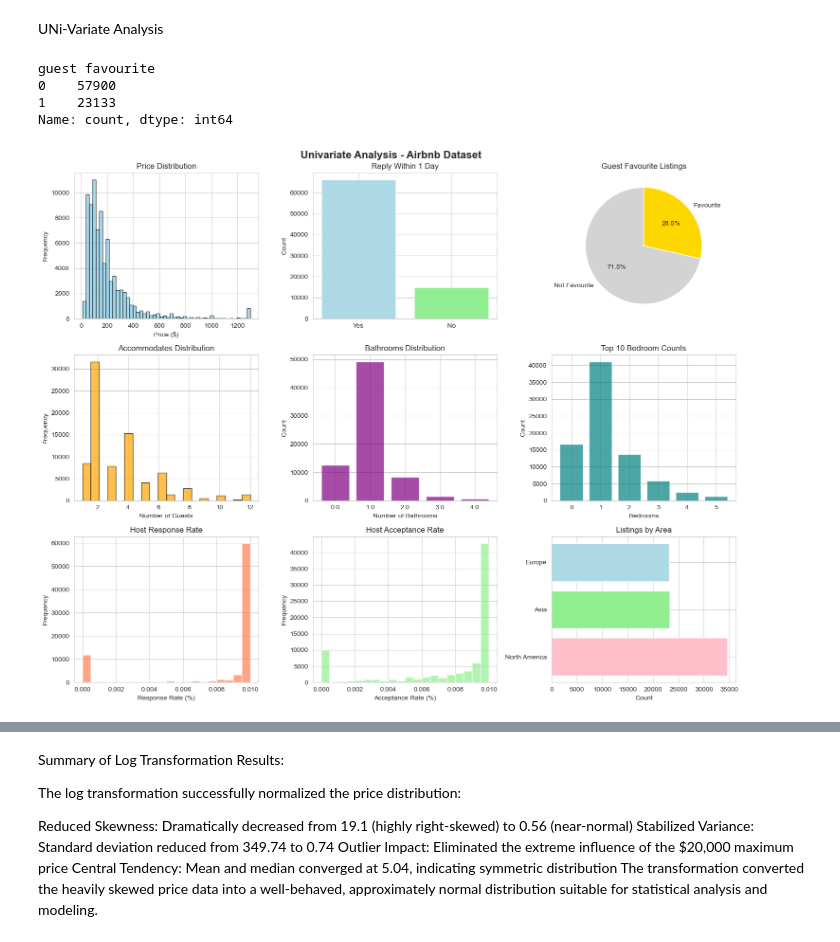
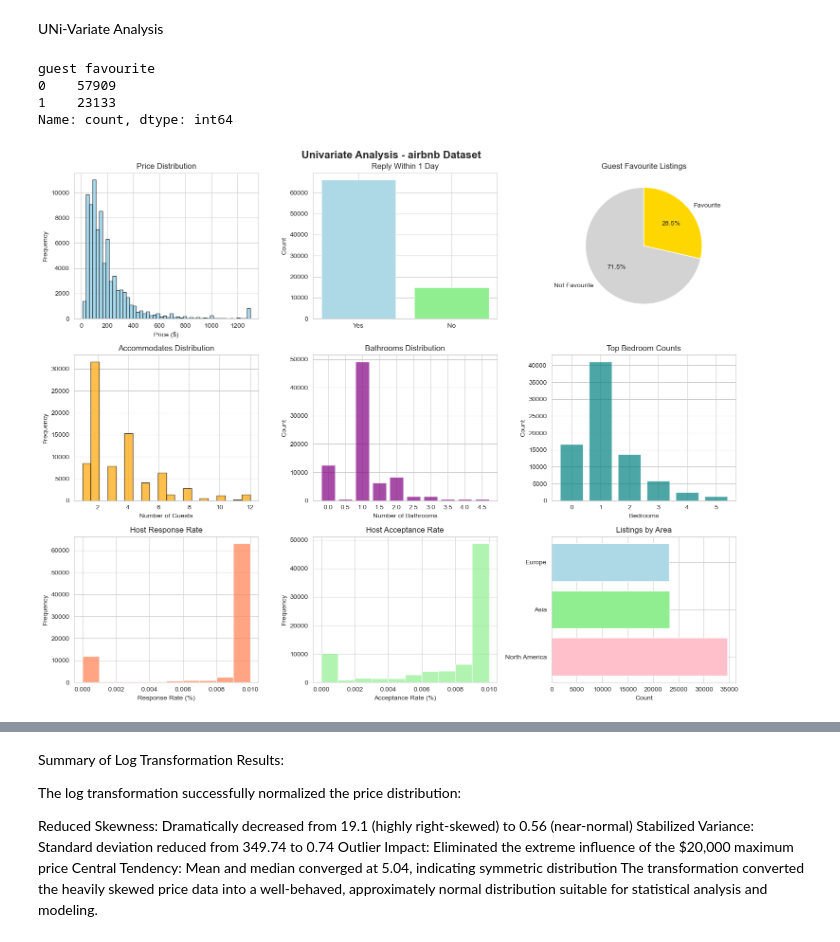
Before and after one commit to mehreengillani/DATA602_FinalProject, a Jupyter notebook: AirBnB_DataCleaning.ipynb, the cells around one changed output, grey strips where cells are left out. Saved outputs shown, nothing was run; the diff lists cells and outputs as text; code cells hidden in the pictures.

```diff
--- a/AirBnB_DataCleaning.ipynb
+++ b/AirBnB_DataCleaning.ipynb
@@ -4,8 +4,8 @@ import numpy as np
 import matplotlib.pyplot as plt
 import seaborn as sns
 # %%
-
-airbnb = pd.read_csv("https://raw.githubusercontent.com/mehreengillani/Data602/refs/heads/main/Airbnb_site_hotel%20new.csv")
+url = "https://raw.githubusercontent.com/mehreengillani/DATA602_FinalProject/refs/heads/main/Airbnb_site_hotel%20new.csv"
+airbnb = pd.read_csv(url)
 airbnb.head(5)
 # %% [output]
 |  | id | name | host_id | host_name | city | price | reply time | guest favourite | host since | ... |
@@ -166,3 +160,0 @@ df['price'].plot.hist()
-# %%
-airbnb['price'] = pd.to_numeric(airbnb['price'], errors='coerce')
-airbnb['price'].plot.hist()
@@ -342,8 +370,12 @@ memory usage: 9.9+ MB
 # %%
 # Step 3.2: Convert grouping columns to consistent data types
 print("\n=== CONVERTING DATA TYPES ===")
+# 1. Convert comma to dot before numeric conversion
+df['bathrooms'] = airbnb['bathrooms'].str.replace(',', '.', regex=False)
 
+# 2. Convert to numeric
 df['bathrooms'] = pd.to_numeric(df['bathrooms'], errors='coerce')
+
 
 for col in ['host response rate', 'host acceptance rate']:
     df[col] = df[col].str.replace(',', '.')  # Replace comma with dot
@@ -591,7 +656,7 @@ UNi-Variate Analysis
 print(df['guest favourite'].value_counts())
 # %% [output]
 guest favourite
-0    57900
+0    57909
 1    23133
 Name: count, dtype: int64
 # %%
@@ -599,7 +664,7 @@ Name: count, dtype: int64
 # Set style
 sns.set_style("whitegrid")
 fig, axes = plt.subplots(3, 3, figsize=(15, 12))
-fig.suptitle('Univariate Analysis - Airbnb Dataset', fontsize=16, fontweight='bold')
+fig.suptitle('Univariate Analysis - airbnb Dataset', fontsize=16, fontweight='bold')
 
 # Set pastel color palette
 pastel_colors = ['#FFB3BA', '#BAFFC9', '#BAE1FF']  # Pastel red, green, blue
@@ -633,37 +698,37 @@ bath_counts = df['bathrooms'].value_counts().sort_index()
 axes[1,1].bar(bath_counts.index.astype(str), bath_counts.values, color='purple', alpha=0.7)
 axes[1,1].set_title('Bathrooms Distribution')
 axes[1,1].set_xlabel('Number of Bathrooms')
 axes[1,1].set_ylabel('Count')
 
 # 6. Bedrooms
 bed_counts = df['bedrooms'].value_counts().sort_index().head(10)
 axes[1,2].bar(bed_counts.index.astype(str), bed_counts.values, color='teal', alpha=0.7)
-axes[1,2].set_title('Top 10 Bedroom Counts')
+axes[1,2].set_title('Top Bedroom Counts')
 axes[1,2].set_xlabel('Bedrooms')
 axes[1,2].set_ylabel('Count')
 
 # 7. Host response rate
-axes[2,0].hist(df['host response rate'], bins=20, color='coral', alpha=0.7)
+axes[2,0].hist(df['host response rate'], bins=10, color='coral', alpha=0.7)
 axes[2,0].set_title('Host Response Rate')
 axes[2,0].set_xlabel('Response Rate (%)')
 axes[2,0].set_ylabel('Frequency')
 
 # 8. Host acceptance rate
-axes[2,1].hist(df['host acceptance rate'], bins=20, color='lightgreen', alpha=0.7)
+axes[2,1].hist(df['host acceptance rate'], bins=10, color='lightgreen', alpha=0.7)
 axes[2,1].set_title('Host Acceptance Rate')
 axes[2,1].set_xlabel('Acceptance Rate (%)')
 axes[2,1].set_ylabel('Frequency')
 
 # 9. Area distribution
 area_counts = df['area'].value_counts()
 axes[2,2].barh(area_counts.index, area_counts.values, color=['pink', 'lightgreen', 'lightblue'])
 axes[2,2].set_title('Listings by Area')
 axes[2,2].set_xlabel('Count')
 
 plt.tight_layout()
 plt.show()
 # %% [output]
-[figure, old version]
+[figure, new version]
 # %%
 # Additional univariate stats
 print("="*50)
```
Also changed, not shown: parts of 67 cells of this notebook.
